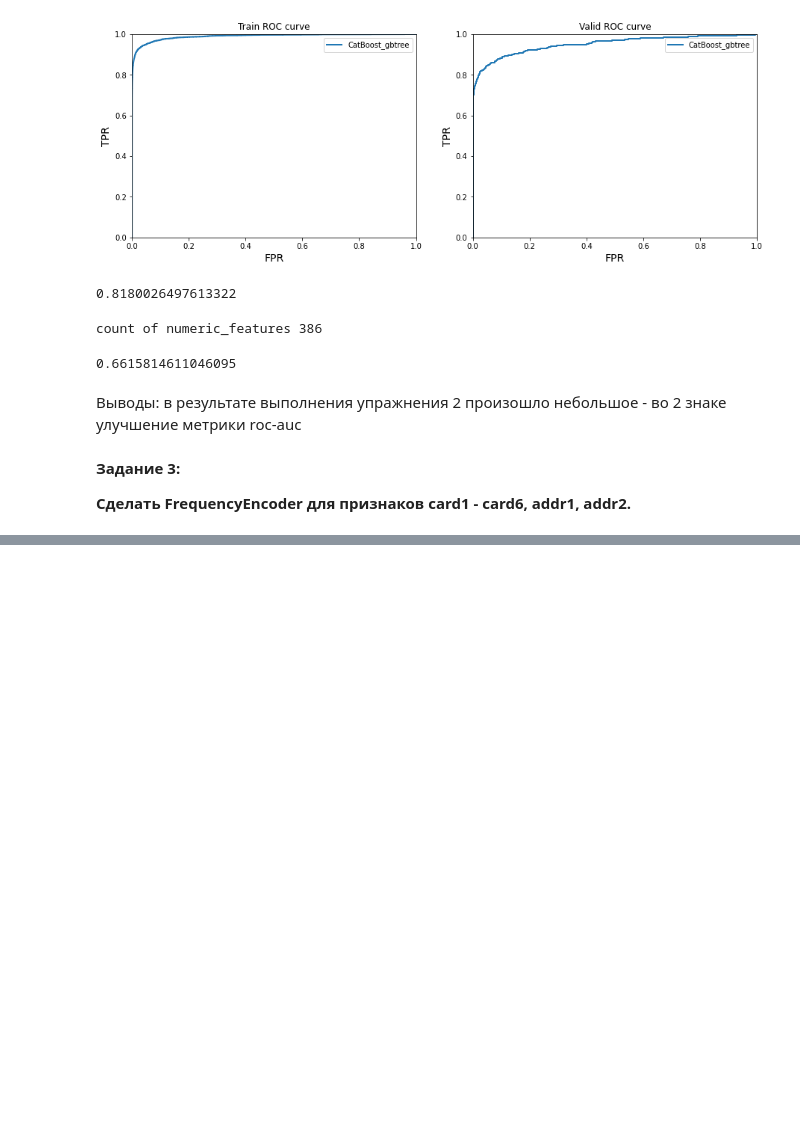
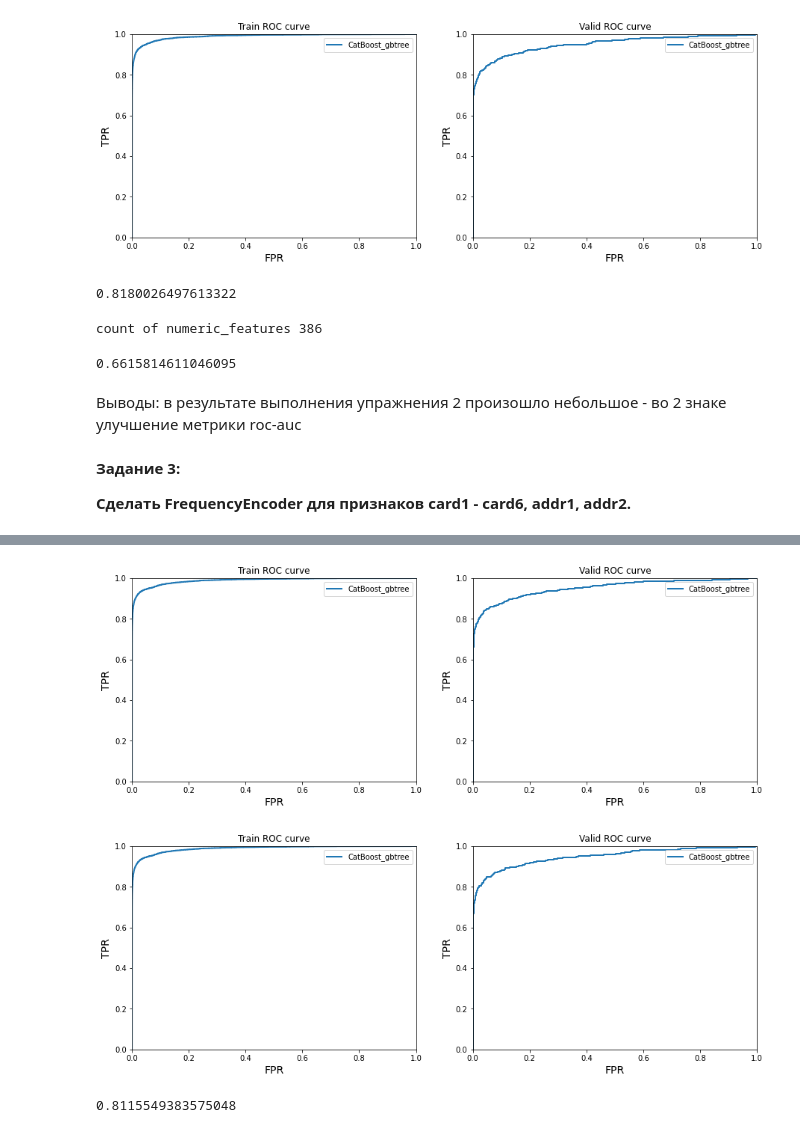
Before and after one commit to AndreyU123/Sports_data_analysis_Kaggle_Platform, a Jupyter notebook: Lesson5/Ukladnikov_Andrey_Lesson5.ipynb, the cells around one changed output, grey strips where cells are left out. Drawn from its saved outputs; the diff is of its cells as text; code cells hidden in the pictures; blank space fills up the shorter version.

```diff
--- a/Lesson5/Ukladnikov_Andrey_Lesson5.ipynb
+++ b/Lesson5/Ukladnikov_Andrey_Lesson5.ipynb
@@ -570,0 +742,2 @@ train
+# %%
+x_train, x_valid,x_test, y_train, y_valid,y_test=get_train_valid_test_data(data,target)
@@ -570,0 +748,8 @@ train
+# %%
+train_scores,valid_scores,test_scores,LB_test_scores=get_scores_init_tables(y_train, y_valid,y_test)
+# %%
+model_cb = cb.CatBoostClassifier(**cb_params)
+model_cb.fit(x_train,
+             y_train,
+             eval_set=[(x_train, y_train), (x_valid, y_valid)],
+             cat_features=cat_feats,plot=True)
@@ -570,0 +773,16 @@ train
+# %%
+train_scores["CatBoost_gbtree"] = model_cb.predict_proba(x_train)[:,1]
+valid_scores["CatBoost_gbtree"] = model_cb.predict_proba(x_valid)[:,1]
+test_scores["CatBoost_gbtree"] = model_cb.predict_proba(x_test)[:,1]
+# %%
+plot_curves(valid_scores, train_scores,"isfraud")
+plot_curves(test_scores, train_scores,"isfraud")
+# %% [output]
+[figure, added]
+[figure, added]
+# %%
+test_predict_target=model_cb.predict(x_test)
+test_roc_auc=roc_auc_score(y_test,test_predict_target)
+test_roc_auc
+# %% [output]
+0.8115549383575048
```
Also changed, not shown: parts of 28 cells of this notebook.
